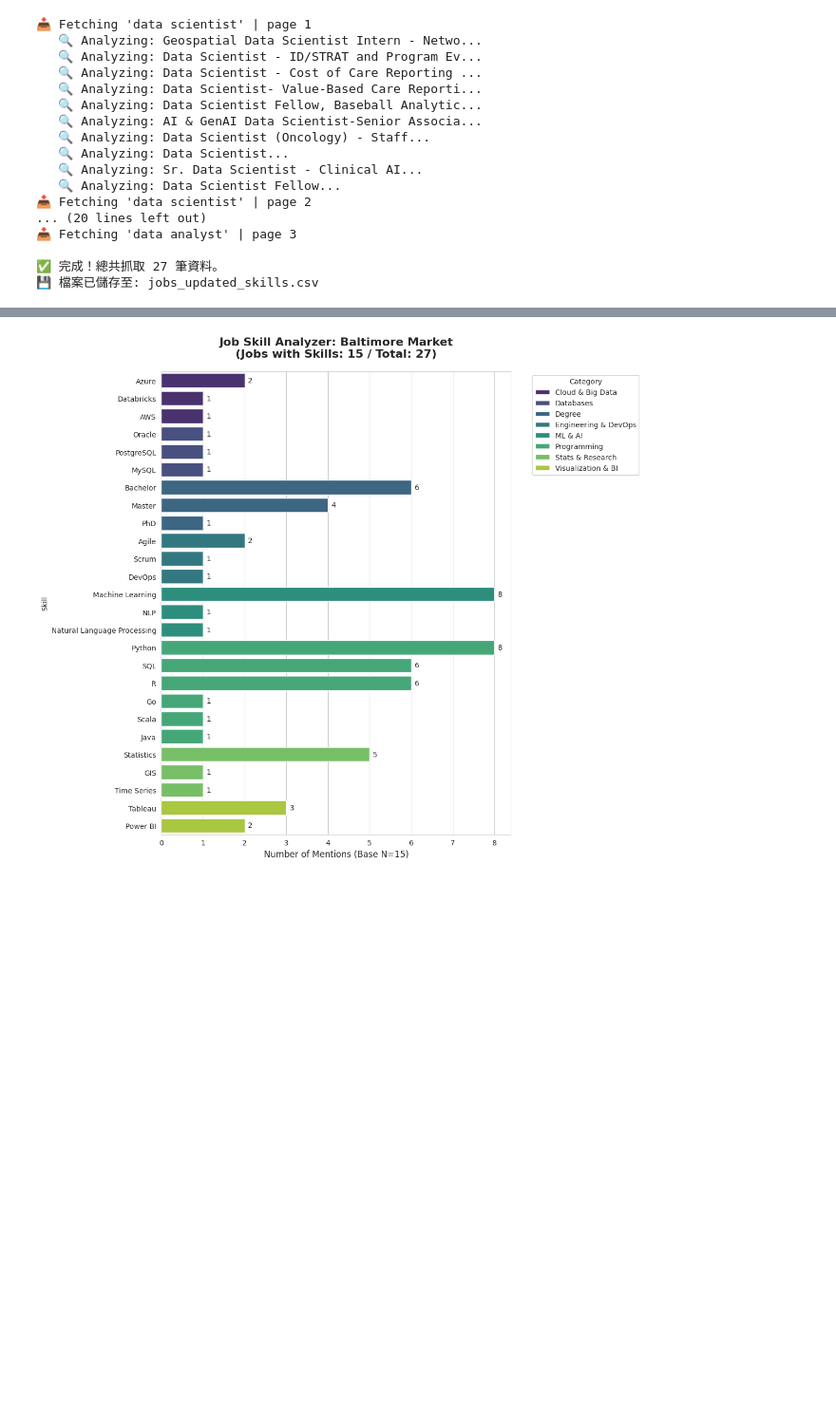
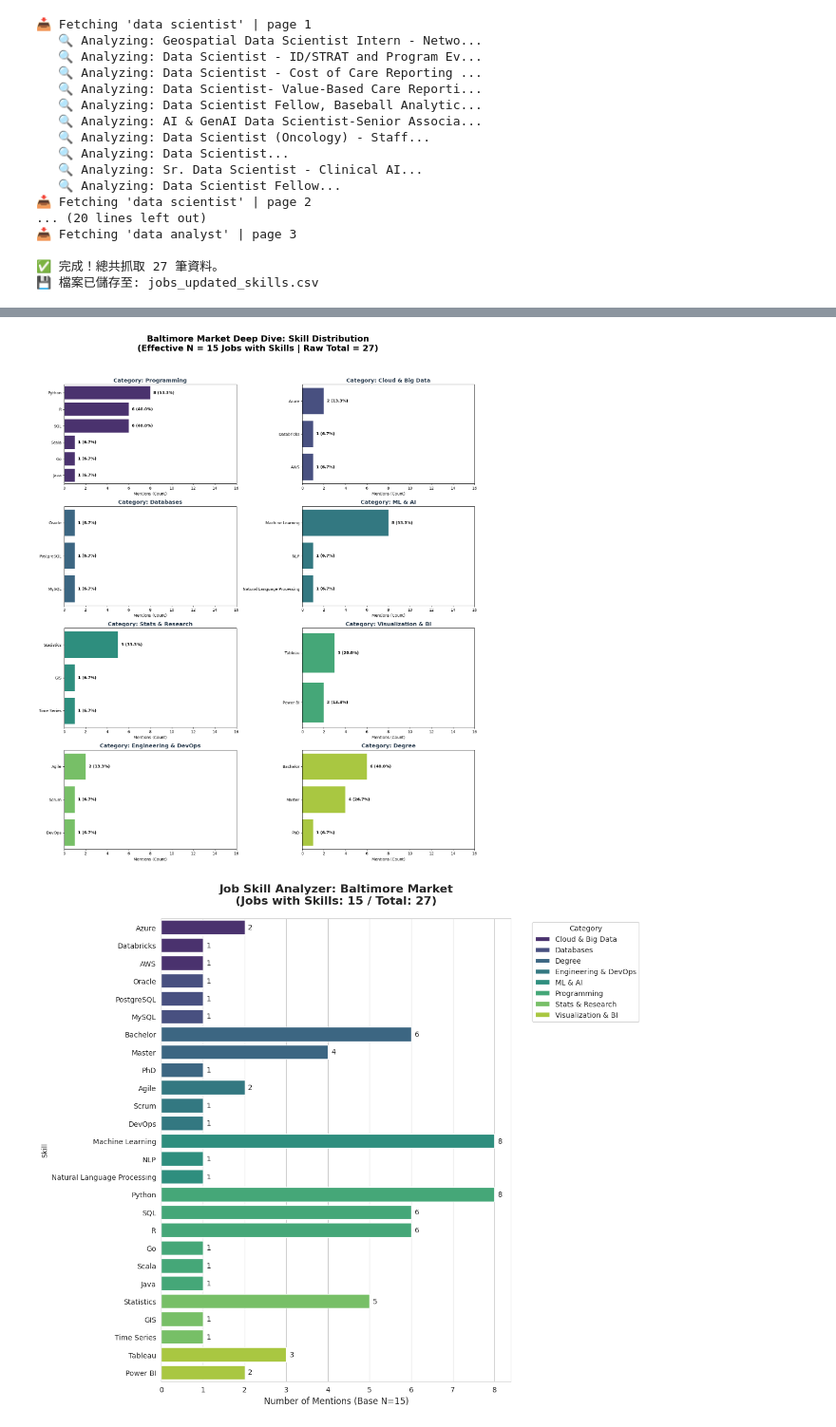
Before and after one commit to yhlien1221/job-skill-analyzer, a Jupyter notebook: job_skill_analyzer.ipynb, the cells around one changed output, grey strips where cells are left out. Shown at 95% size. Saved outputs shown, nothing was run; the diff lists cells and outputs as text; code cells hidden in the pictures; blank space fills up the shorter version.

```diff
--- a/job_skill_analyzer.ipynb
+++ b/job_skill_analyzer.ipynb
@@ -216,3 +191,102 @@ print(f"💾 檔案已儲存至: {output_name}")
+# %%
+import pandas as pd
+import matplotlib.pyplot as plt
+import re
+import seaborn as sns
+import math
+from pathlib import Path
+
+# 1. 讀取資料
+file_name = 'jobs_final_fixed_v2.csv'
+df = pd.read_csv(file_name)
+
+# 技能清單與分類 (保持不變)
+skill_keywords = {
+    'Programming': ['Python', 'SQL', ' R ', 'SAS', 'Stata', 'Julia', 'C++', 'Java', 'Scala', 'Go', 'Bash', 'Shell'],
+    'Cloud & Big Data': ['AWS', 'Azure', 'GCP', 'Google Cloud', 'Snowflake', 'Databricks', 'Spark', 'Hadoop', 'Kafka', 'Redshift', 'BigQuery', 'Athena', 'Glue', 'Terraform', 'Airflow'],
+    'Databases': ['PostgreSQL', 'MySQL', 'MongoDB', 'NoSQL', 'SQL Server', 'Oracle', 'Cassandra'],
+    'ML & AI': ['Machine Learning', 'Deep Learning', 'Reinforcement Learning', 'NLP', 'Natural Language Processing', 'Computer Vision', 'Generative AI', 'GenAI', 'LLM', 'GPT', 'Scikit-learn', 'TensorFlow', 'PyTorch', 'Keras', 'XGBoost', 'LightGBM', 'CatBoost'],
+    'Stats & Research': ['Statistics', 'Biostatistics', 'Causal Inference', 'Epidemiology', 'Econometrics', 'Bayesian', 'Survival Analysis', 'Longitudinal', 'Time Series', 'A/B Testing', 'Experimental Design', 'Propensity Score', 'Clinical Trials', 'Regression', 'Hypothesis Testing', 'RCT', 'GIS'],
+    'Visualization & BI': ['Tableau', 'Power BI', 'Looker', 'Qlik', 'Matplotlib', 'Seaborn', 'Plotly', 'Shiny', 'D3.js'],
+    'Engineering & DevOps': ['Git', 'GitHub', 'CI/CD', 'Docker', 'Kubernetes', 'MLOps', 'Agile', 'Scrum', 'DevOps'],
+    'Degree': ['PhD', 'Ph.D.', 'Doctorate', 'Master', 'M.S.', 'MSc', 'MPH', 'MBA', 'Bachelor']
+}
+
+def find_skills_refined(text):
+    if pd.isna(text): return []
+    res = []
+    for cat, kws in skill_keywords.items():
+        for k in kws:
+            pattern = r'\b' + re.escape(k.strip()) + r'\b'
+            if re.search(pattern, text, re.I):
+                val = k.strip()
+                if val == 'Ph.D.': val = 'PhD'
+                if val == 'M.S.': val = 'Master'
+                res.append(val)
+    return list(set(res))
+
+# 執行過濾：只針對有偵測到技能的職缺進行分析
+df['found_skills_list'] = df['description'].apply(find_skills_refined)
+df_effective = df[df['found_skills_list'].map(len) > 0].copy()
+n_sample = len(df_effective)
+
+# 準備展平數據
+all_data = []
+for idx, row in df_effective.iterrows():
+    for skill in row['found_skills_list']:
+        for cat, ks in skill_keywords.items():
+            check_list = [k.strip().replace('Ph.D.', 'PhD').replace('M.S.', 'Master') for k in ks]
+            if skill in check_list:
+                all_data.append({'Category': cat, 'Skill': skill})
+                break
+full_stats = pd.DataFrame(all_data)
+
+# 2. 繪圖設定 (8個子圖)
+categories = list(skill_keywords.keys())
+cols = 2
+rows = math.ceil(len(categories) / cols)
+
+fig, axes = plt.subplots(rows, cols, figsize=(16, rows * 5))
+axes = axes.flatten()
+palette = sns.color_palette("viridis", len(categories))
+
+for i, cat in enumerate(categories):
+    cat_df = full_stats[full_stats['Category'] == cat]
+    ax = axes[i]
+
+    if not cat_df.empty:
+        counts = cat_df['Skill'].value_counts().reset_index()
+        counts.columns = ['Skill', 'Count']
+
+        sns.barplot(data=counts, x='Count', y='Skill', ax=ax, color=palette[i])
+        ax.set_title(f'Category: {cat}', fontsize=14, fontweight='bold', color='#2c3e50')
+        ax.set_xlabel('Mentions (Count)')
+        ax.set_ylabel('')
+        ax.set_xlim(0, n_sample + 1) # X軸上限設為有效樣本總數
+
+        # 💡 重點：加上混合標籤 "Count (Percentage%)"
+        for p in ax.patches:
+            count_val = int(p.get_width())
+            pct_val = (count_val / n_sample) * 100
+            ax.annotate(f'{count_val} ({pct_val:.1f}%)',
+                        (count_val, p.get_y() + p.get_height() / 2),
+                        ha='left', va='center', xytext=(8, 0),
+                        textcoords='offset points', fontsize=10, fontweight='bold')
+    else:
+        ax.text(0.5, 0.5, 'No skills detected', ha='center', va='center', color='gray')
+        ax.set_title(f'Category: {cat} (Empty)', fontsize=14, color='gray')
+
+# 移除多餘圖位
+for j in range(i + 1, len(axes)):
+    fig.delaxes(axes[j])
+
+plt.suptitle(f'Baltimore Market Deep Dive: Skill Distribution\n(Effective N = {n_sample} Jobs with Skills | Raw Total = {len(df)})',
+             fontsize=22, fontweight='bold', y=0.98)
+plt.tight_layout(rect=[0, 0.03, 1, 0.95])
+plt.savefig('category_mixed_analysis.png', dpi=300)
+plt.show()
+# %% [output]
+[figure, added]
 # %%
 import pandas as pd
 import matplotlib.pyplot as plt
```
Also changed, not shown: parts of 1 cell of this notebook.
